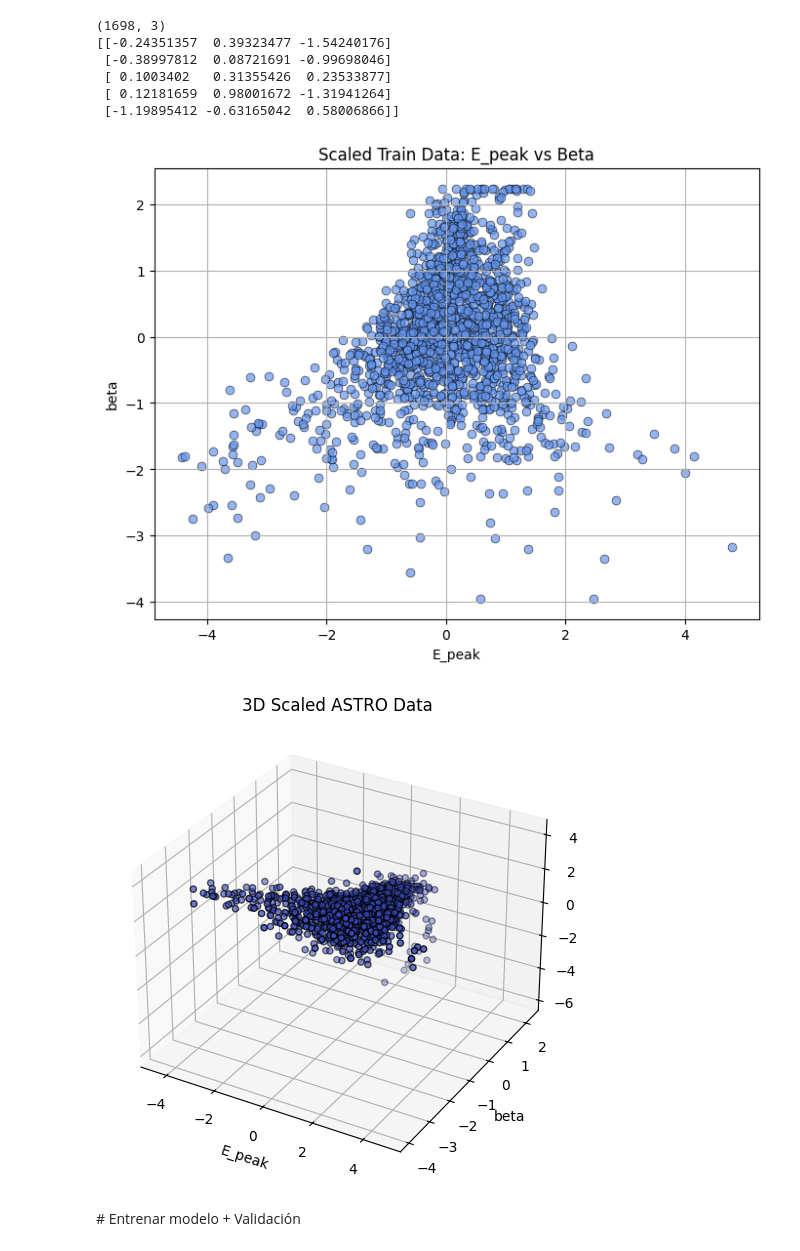
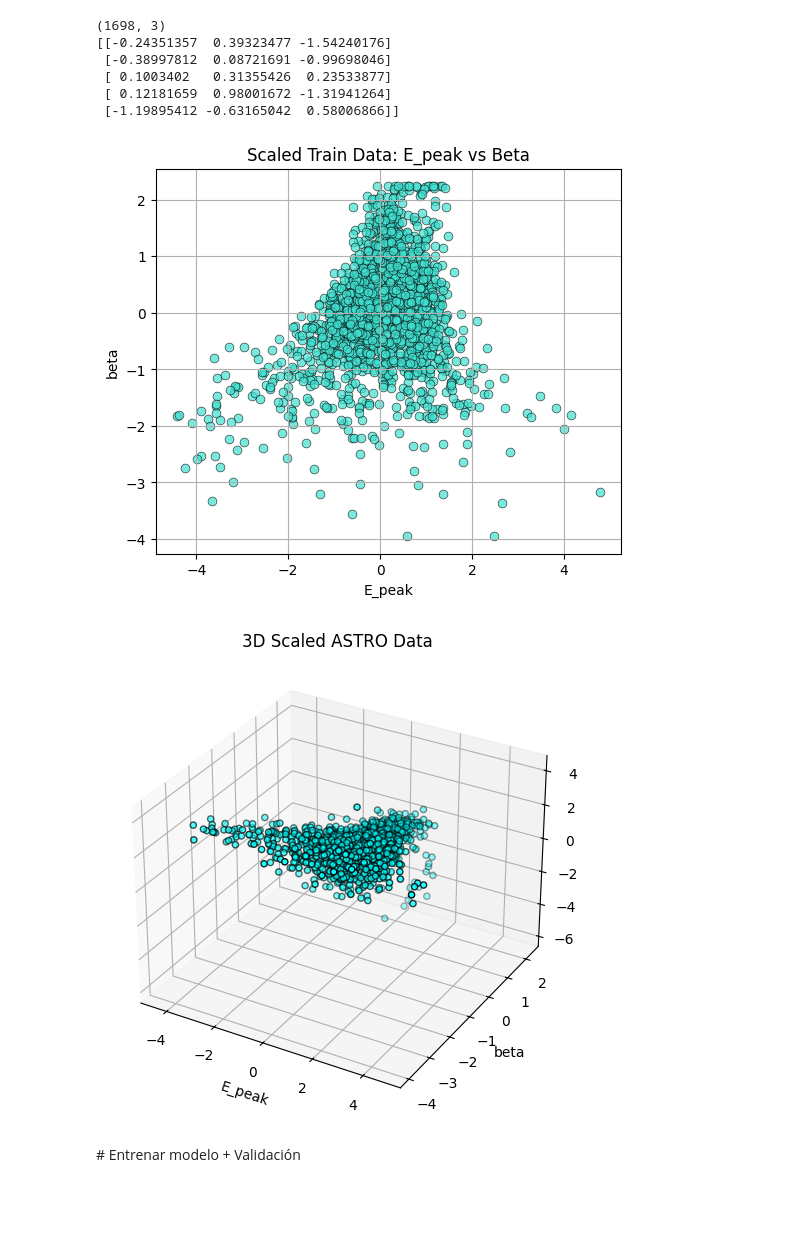
Before and after one commit to martacanirome4/DarkMatter_ML_TFG, a Jupyter notebook: notebooks/3F_betaRel_OCSVM_astro_vs_unids.ipynb, the cells around one changed output. Drawn from its saved outputs; the diff is of its cells as text; code cells hidden in the pictures; blank space fills up the shorter version.

```diff
--- a/notebooks/3F_betaRel_OCSVM_astro_vs_unids.ipynb
+++ b/notebooks/3F_betaRel_OCSVM_astro_vs_unids.ipynb
@@ -142,23 +142,23 @@ print(X_val_scaled[0:5])
  [-1.19895412 -0.63165042  0.58006866]]
 # %%
 # Comprobamos que los datos están bien escalados
-plt.figure(figsize=(8, 6))
+plt.figure(figsize=(6, 5))
 
 sns.scatterplot(
     x=X_train_scaled[:, 0],
     y=X_train_scaled[:, 1],
-    color="cornflowerblue",  # "skyblue" "cornflowerblue"
+    color="turquoise",  # "skyblue" "cornflowerblue"
     edgecolor='k',
     alpha=0.7,
     s=40
 )
 plt.title("Scaled Train Data: E_peak vs Beta")
 plt.xlabel("E_peak")
 plt.ylabel("beta")
 plt.grid(True)
 plt.show()
 # %% [output]
-[figure, old version]
+[figure, new version]
 # %%
 # Comprobamos los datos escalados
 x = X_train_scaled[:, 0]
@@ -168,14 +168,14 @@ z = X_train_scaled[:, 2]
 # Scatter plot 3D de X_train_scaled
 fig = plt.figure(figsize=(8,6))
 ax = fig.add_subplot(111, projection='3d')
-scatter = ax.scatter(x, y, z, c=y_train, cmap='coolwarm', edgecolor='k')
+scatter = ax.scatter(x, y, z, c=y_train, cmap='cool', edgecolor='k')
 ax.set_xlabel('E_peak')
 ax.set_ylabel('beta')
 ax.set_zlabel('beta_Rel')
 plt.title('3D Scaled ASTRO Data')
 plt.show()
 # %% [output]
-[figure, old version]
+[figure, new version]
 # %% [markdown]
 # Entrenar modelo + Validación
 # %%
```
Also changed, not shown: parts of 5 cells of this notebook, 7 other files.
